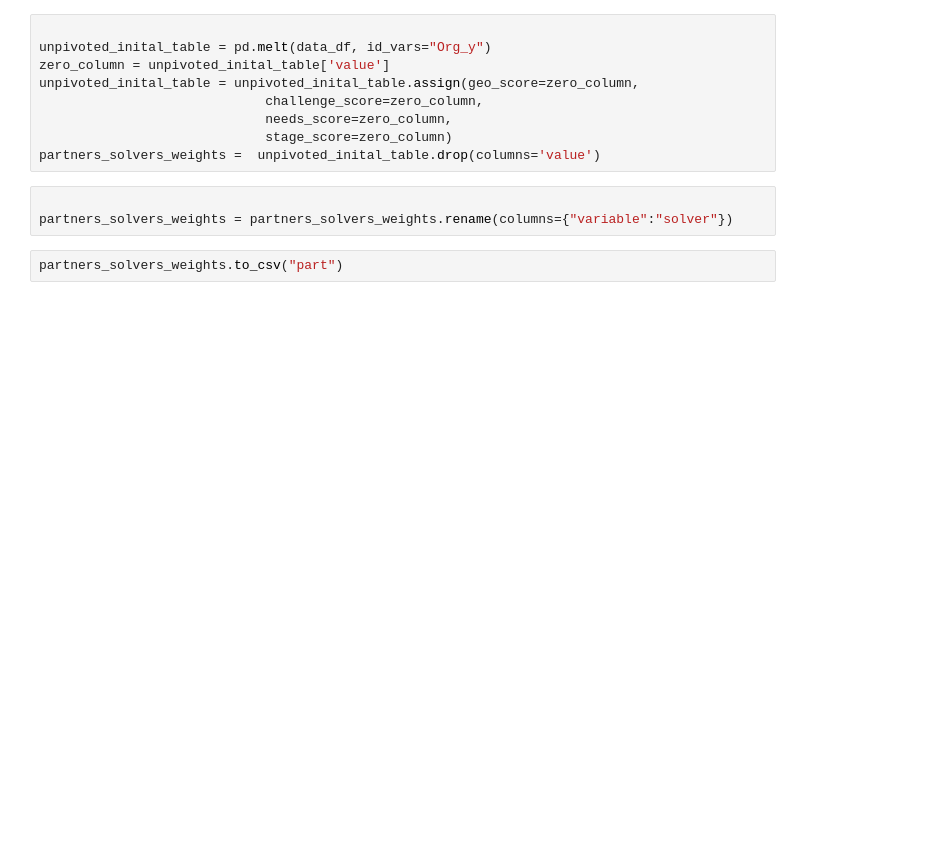
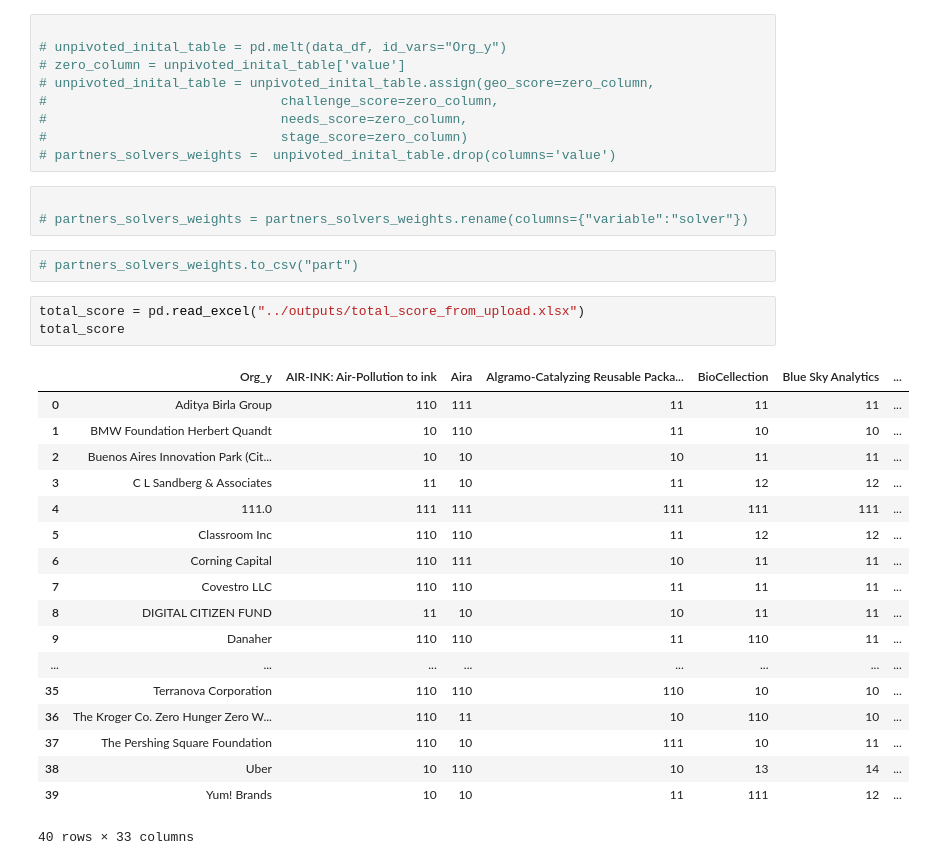
Before and after one commit to vsathwikm/Plotly_MIT_Solve_Heroku, a Jupyter notebook: notebooks/data_wrangling.ipynb, the cells around one changed output. Drawn from its saved outputs; the diff is of its cells as text; blank space fills up the shorter version.

```diff
--- a/notebooks/data_wrangling.ipynb
+++ b/notebooks/data_wrangling.ipynb
@@ -17,14 +16,36 @@ data_df.head()
 # %%
 
-unpivoted_inital_table = pd.melt(data_df, id_vars="Org_y")
-zero_column = unpivoted_inital_table['value']
-unpivoted_inital_table = unpivoted_inital_table.assign(geo_score=zero_column,
-                             challenge_score=zero_column,
-                             needs_score=zero_column,
-                             stage_score=zero_column)
-partners_solvers_weights =  unpivoted_inital_table.drop(columns='value')
+# unpivoted_inital_table = pd.melt(data_df, id_vars="Org_y")
+# zero_column = unpivoted_inital_table['value']
+# unpivoted_inital_table = unpivoted_inital_table.assign(geo_score=zero_column,
+#                              challenge_score=zero_column,
+#                              needs_score=zero_column,
+#                              stage_score=zero_column)
+# partners_solvers_weights =  unpivoted_inital_table.drop(columns='value')
 # %%
 
-partners_solvers_weights = partners_solvers_weights.rename(columns={"variable":"solver"})
+# partners_solvers_weights = partners_solvers_weights.rename(columns={"variable":"solver"})
 # %%
-partners_solvers_weights.to_csv("part")
+# partners_solvers_weights.to_csv("part")
+# %%
+total_score = pd.read_excel("../outputs/total_score_from_upload.xlsx")
+total_score
+# %% [output]
+|  | Org_y | AIR-INK: Air-Pollution to ink | Aira | Algramo-Catalyzing Reusable Packa... | BioCellection | Blue Sky Analytics | ... |
+| 0 | Aditya Birla Group | 110 | 111 | 11 | 11 | 11 | ... |
+| 1 | BMW Foundation Herbert Quandt | 10 | 110 | 11 | 10 | 10 | ... |
+| 2 | Buenos Aires Innovation Park (Cit... | 10 | 10 | 10 | 11 | 11 | ... |
+| 3 | C L Sandberg & Associates | 11 | 10 | 11 | 12 | 12 | ... |
+| 4 | 111.0 | 111 | 111 | 111 | 111 | 111 | ... |
+| 5 | Classroom Inc | 110 | 110 | 11 | 12 | 12 | ... |
+| 6 | Corning Capital | 110 | 111 | 10 | 11 | 11 | ... |
+| 7 | Covestro LLC | 110 | 110 | 11 | 11 | 11 | ... |
+| 8 | DIGITAL CITIZEN FUND | 11 | 10 | 10 | 11 | 11 | ... |
+| 9 | Danaher | 110 | 110 | 11 | 110 | 11 | ... |
+| ... | ... | ... | ... | ... | ... | ... | ... |
+| 35 | Terranova Corporation | 110 | 110 | 110 | 10 | 10 | ... |
+| 36 | The Kroger Co. Zero Hunger Zero W... | 110 | 11 | 10 | 110 | 10 | ... |
+| 37 | The Pershing Square Foundation | 110 | 10 | 111 | 10 | 11 | ... |
+| 38 | Uber | 10 | 110 | 10 | 13 | 14 | ... |
+| 39 | Yum! Brands | 10 | 10 | 11 | 111 | 12 | ... |
+40 rows × 33 columns
```
Also changed, not shown: parts of 8 cells of this notebook, 9 other files.
